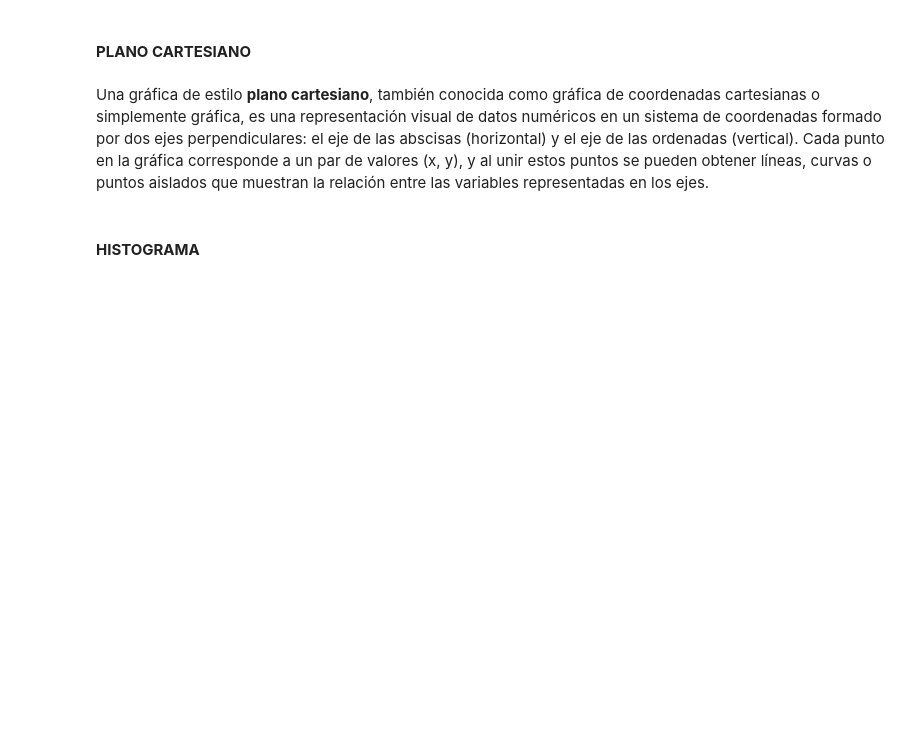
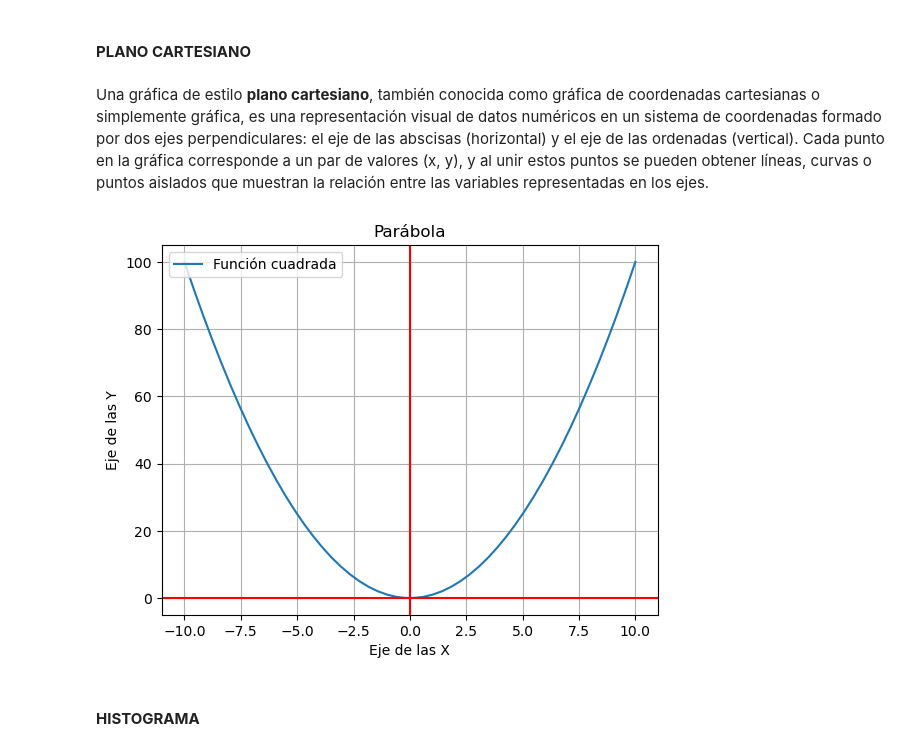
Before and after one commit to juanzin/dataScience, a Jupyter notebook: Hands_On_Introducción_a_las_Librerías_de_Python.ipynb, the cells around one changed output. Drawn from its saved outputs; the diff is of its cells as text; code cells hidden in the pictures; blank space fills up the shorter version.

```diff
--- a/Hands_On_Introducción_a_las_Librerías_de_Python.ipynb
+++ b/Hands_On_Introducción_a_las_Librerías_de_Python.ipynb
@@ -156,3 +234,20 @@ Una gráfica de estilo **plano cartesiano**, también conocida como gráfica de
+# %%
+# Definir variables
+x = np.linspace(-10, 10, 50)
+y = np.square(x)
+# %%
+# Realizar parábola
+plt.plot(x, y, label = 'Función cuadrada') # '-', 'o', 'x', '-.co', 'm^:'
+plt.axhline(y = 0, color = 'r')            # 'green', 'red', 'orange'
+plt.axvline(x = 0, color = 'r')
+plt.title('Parábola')
+plt.xlabel('Eje de las X')
+plt.ylabel('Eje de las Y')
+plt.legend(loc = 'upper left')
+plt.grid()
+plt.show()
+# %% [output]
+[figure, added]
 # %% [markdown]
 #### **HISTOGRAMA**
 # %% [markdown]
```
Also changed, not shown: parts of 46 cells of this notebook.
